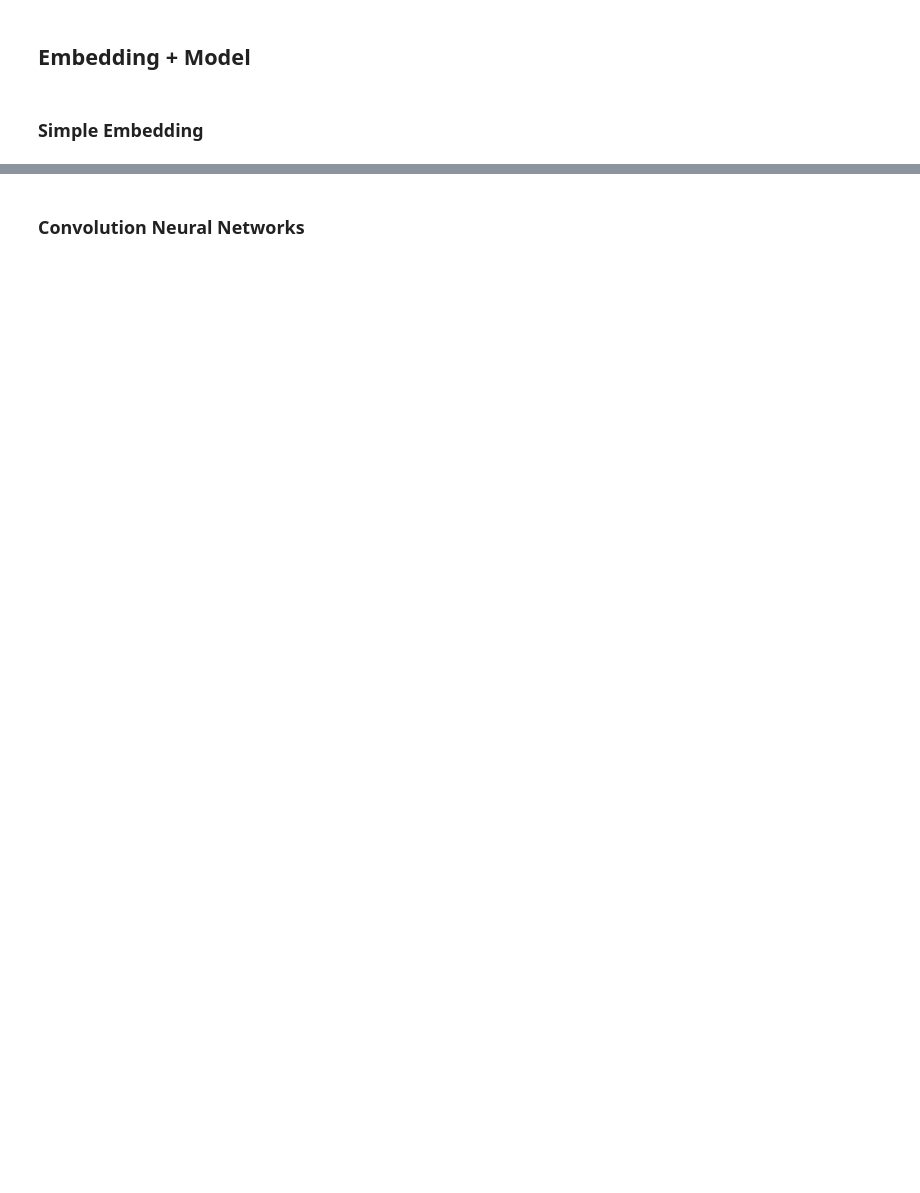
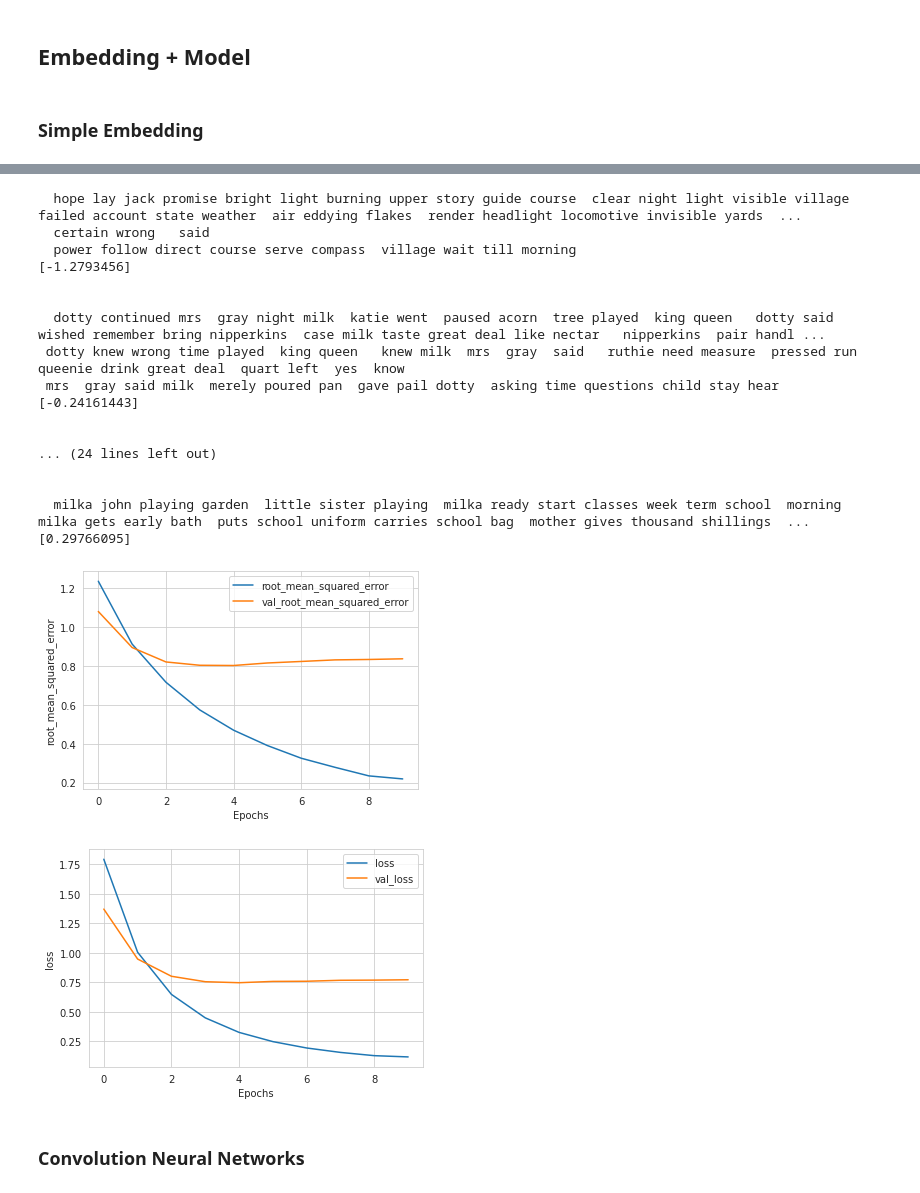
Before and after one commit to huhji-elha/NLP-Basic, a Jupyter notebook: CommonLit_NLP_Guide.ipynb, the cells around one changed output, grey strips where cells are left out. Saved outputs shown, nothing was run; the diff lists cells and outputs as text; code cells hidden in the pictures; blank space fills up the shorter version.

Commit message:
train simple embedding model

```diff
--- a/CommonLit_NLP_Guide.ipynb
+++ b/CommonLit_NLP_Guide.ipynb
@@ -548,7 +555,9 @@ print(len(results.keys()))
 # %% [markdown]
 ### Lemmatization
 # %%
-doc = nlp("Apple is looking at buying U.K. startup for $1 billion")
+# Lemmatization: 표제어 추출
+
+oc = nlp("Apple is looking at buying U.K. startup for $1 billion")
 #for token in doc:
    # print(token.lemma_)
 for noun in doc.noun_chunks:
@@ -1027,7 +1052,7 @@ def predict_complexity(model, excerpt):
     print(classes[x])
     print('\n')
 # %%
-text = df_train.excerpt_clean
+text = train_data.excerpt_clean
 vocab_size = 51038
 embedding_dim = 64
 max_length = 50
@@ -1046,7 +1071,7 @@ training_padded = pad_sequences(training_sequences,maxlen=max_length,
 #validation_sequences = tokenizer.texts_to_sequences(text[800:])
 #validation_padded = pad_sequences(validation_sequences,maxlen=max_length)
 
-training_labels_final = np.array(df_train.target)
+training_labels_final = np.array(train_data.target)
 #validation_labels_final = np.array(df_train[800:].target)
 # %%
 # Simple Model
@@ -1105,7 +1199,27 @@ history = model.fit(training_padded, training_labels_final, epochs=num_epochs,
 # %%
-predict_complexity(model, df_test['excerpt'])
+predict_complexity(model, test_data['excerpt_clean'])
 plot_graphs(history, "root_mean_squared_error")
 plot_graphs(history, "loss")
+# %% [output]
+  hope lay jack promise bright light burning upper story guide course  clear night light visible village  failed account state weather  air eddying flakes  render headlight locomotive invisible yards  ...
+  certain wrong   said
+  power follow direct course serve compass  village wait till morning
+[-1.2793456]
+
+
+  dotty continued mrs  gray night milk  katie went  paused acorn  tree played  king queen   dotty said wished remember bring nipperkins  case milk taste great deal like nectar   nipperkins  pair handl ...
+ dotty knew wrong time played  king queen   knew milk  mrs  gray  said   ruthie need measure  pressed run  queenie drink great deal  quart left  yes  know
+ mrs  gray said milk  merely poured pan  gave pail dotty  asking time questions child stay hear
+[-0.24161443]
+
+
+... (24 lines left out)
+
+
+  milka john playing garden  little sister playing  milka ready start classes week term school  morning  milka gets early bath  puts school uniform carries school bag  mother gives thousand shillings  ...
+[0.29766095]
+[figure, added]
+[figure, added]
 # %% [markdown]
 ### Convolution Neural Networks
 # %%
```
Also changed, not shown: parts of 29 cells of this notebook.
